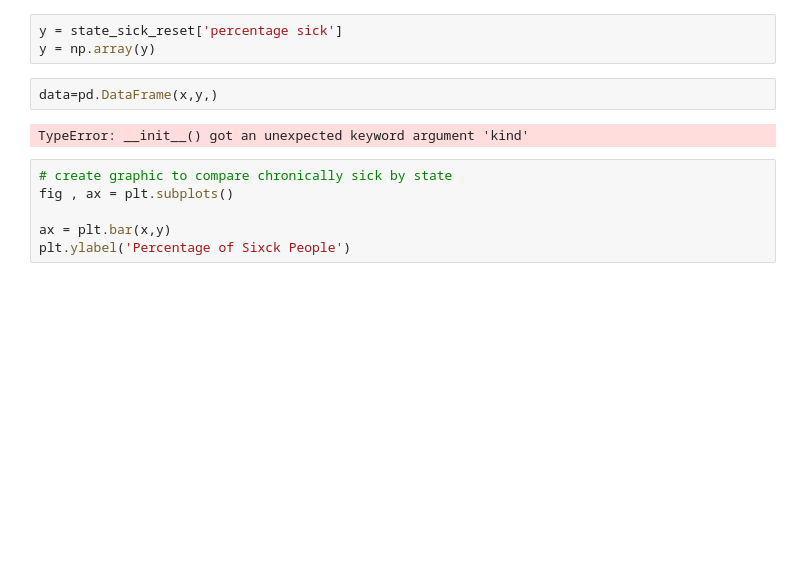
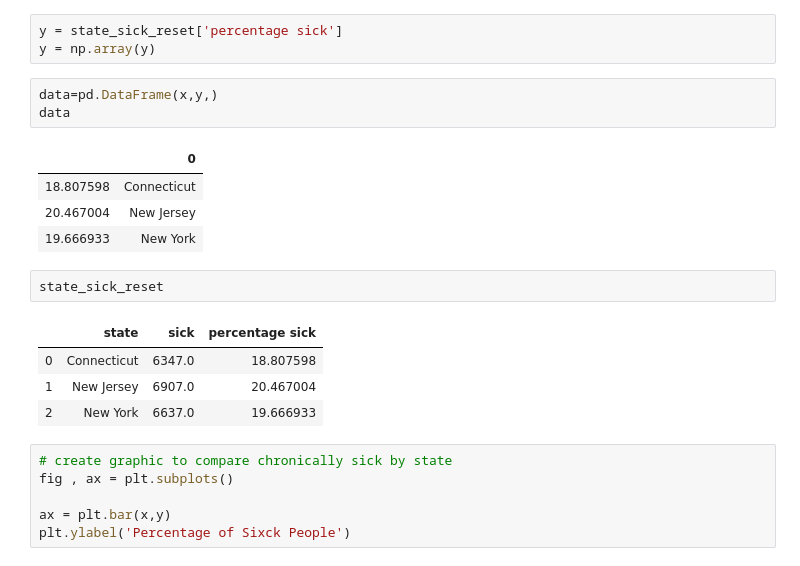
Before and after one commit to jacksonbull87/nyc-mhtn-ds-010620-lectures, a Jupyter notebook: week_2/case_study/Data_Exploration_Applied-Practice .ipynb, the cells around one changed output. Drawn from its saved outputs; the diff is of its cells as text; blank space fills up the shorter version.

```diff
--- a/week_2/case_study/Data_Exploration_Applied-Practice .ipynb
+++ b/week_2/case_study/Data_Exploration_Applied-Practice .ipynb
@@ -281,8 +303,19 @@ y = state_sick_reset['percentage sick']
 y = np.array(y)
 # %%
 data=pd.DataFrame(x,y,)
+data
 # %% [output]
-TypeError: __init__() got an unexpected keyword argument 'kind'
+|  | 0 |
+| 18.807598 | Connecticut |
+| 20.467004 | New Jersey |
+| 19.666933 | New York |
+# %%
+state_sick_reset
+# %% [output]
+|  | state | sick | percentage sick |
+| 0 | Connecticut | 6347.0 | 18.807598 |
+| 1 | New Jersey | 6907.0 | 20.467004 |
+| 2 | New York | 6637.0 | 19.666933 |
 # %%
 # create graphic to compare chronically sick by state
 fig , ax = plt.subplots()
```
Also changed, not shown: parts of 4 cells of this notebook, 3 other files.
